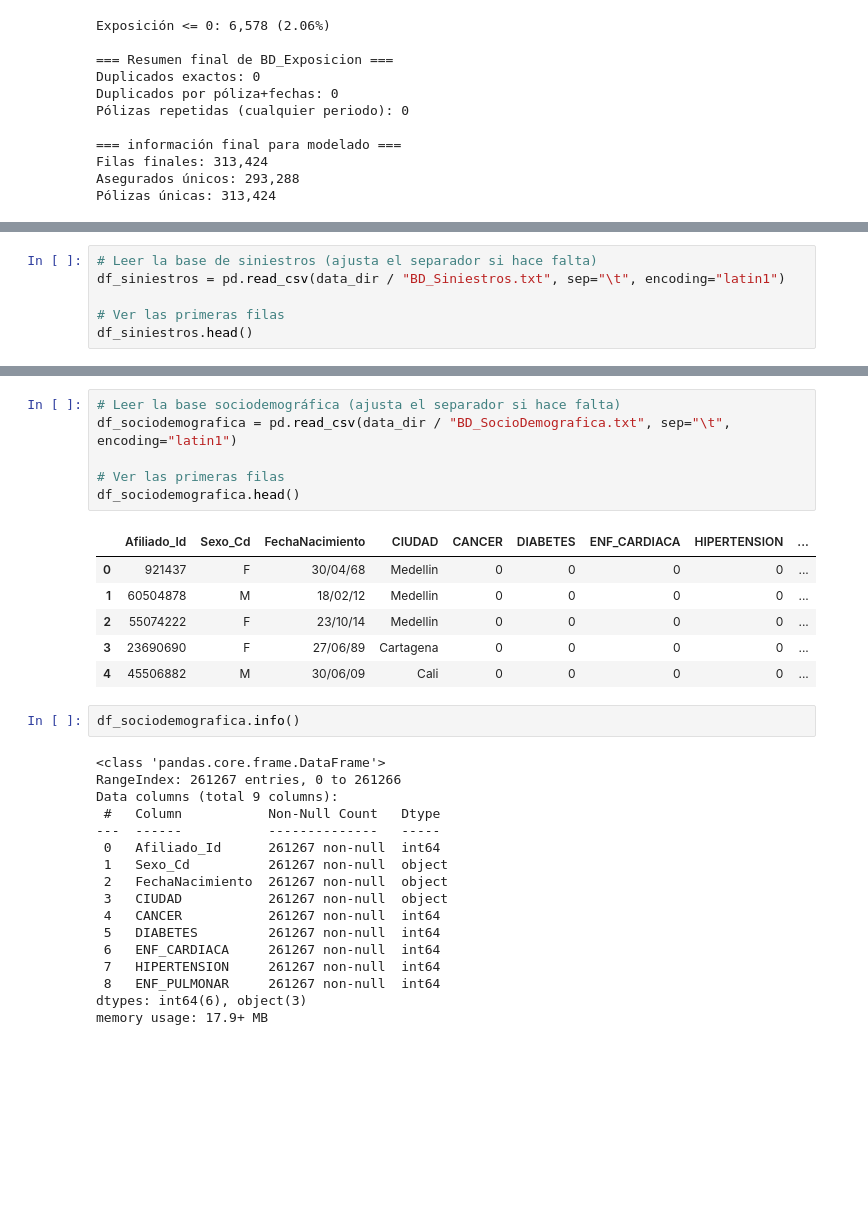
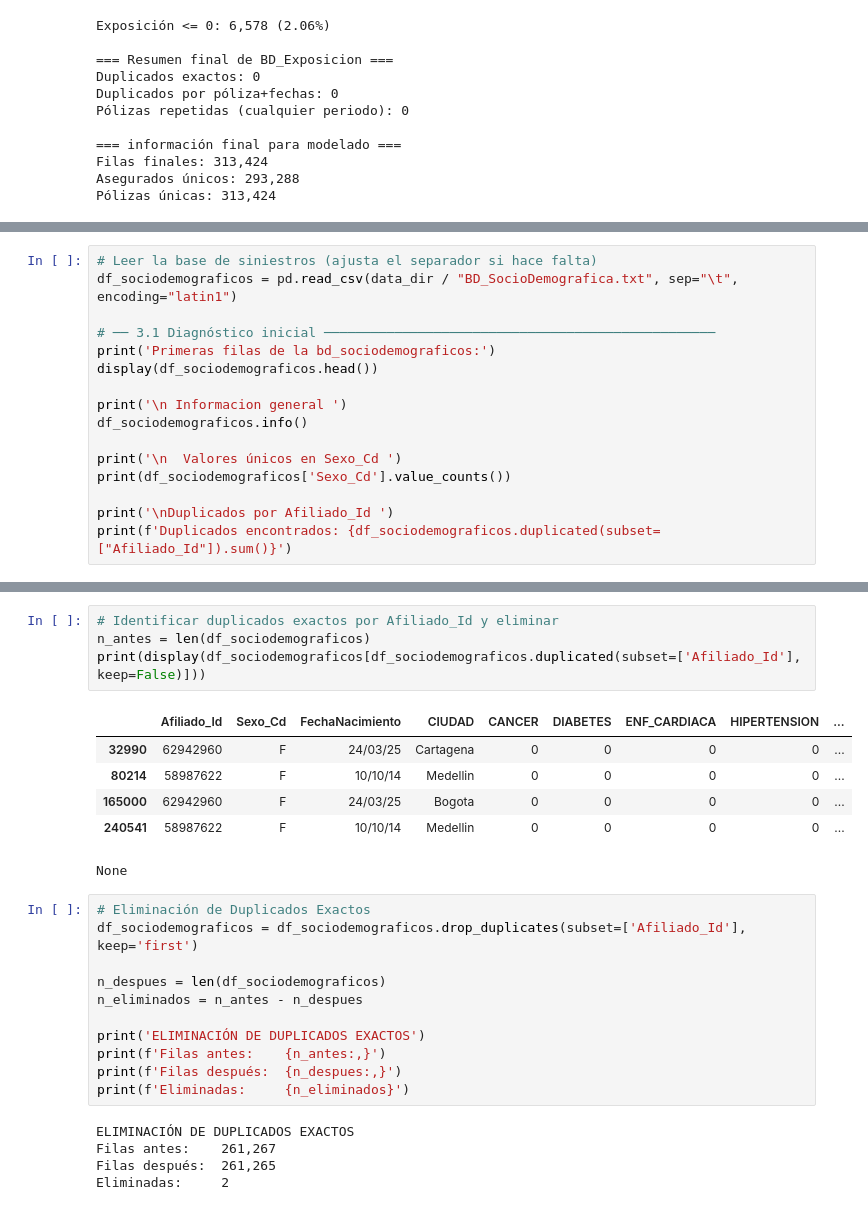
Before and after one commit to yacuervo18/Proyecto_Analitica_II, a Jupyter notebook: src/UdeA_Insurance_Avance1.ipynb, the cells around one changed output, grey strips where cells are left out. Saved outputs shown, nothing was run; the diff lists cells and outputs as text; blank space fills up the shorter version.

Commit message:
Ajuste de codigo para limpieza de bases de datos

```diff
--- a/src/UdeA_Insurance_Avance1.ipynb
+++ b/src/UdeA_Insurance_Avance1.ipynb
@@ -222,7 +225,17 @@ preexistentes. Estas serán las principales **variables predictoras** en el mode
 # %%
 # Leer la base de siniestros (ajusta el separador si hace falta)
-df_siniestros = pd.read_csv(data_dir / "BD_Siniestros.txt", sep="\t", encoding="latin1")
+df_sociodemograficos = pd.read_csv(data_dir / "BD_SocioDemografica.txt", sep="\t", encoding="latin1")
 
-# Ver las primeras filas
-df_siniestros.head()
+# ── 3.1 Diagnóstico inicial ──────────────────────────────────────────────────
+print('Primeras filas de la bd_sociodemograficos:')
+display(df_sociodemograficos.head())
+
+print('\n Informacion general ')
+df_sociodemograficos.info()
+
+print('\n  Valores únicos en Sexo_Cd ')
+print(df_sociodemograficos['Sexo_Cd'].value_counts())
+
+print('\nDuplicados por Afiliado_Id ')
+print(f'Duplicados encontrados: {df_sociodemograficos.duplicated(subset=["Afiliado_Id"]).sum()}')
 # %% [output]
@@ -252,32 +266,27 @@ memory usage: 102.5+ MB
-# %%
-# Leer la base sociodemográfica (ajusta el separador si hace falta)
-df_sociodemografica = pd.read_csv(data_dir / "BD_SocioDemografica.txt", sep="\t", encoding="latin1")
-
-# Ver las primeras filas
-df_sociodemografica.head()
-# %% [output]
-|  | Afiliado_Id | Sexo_Cd | FechaNacimiento | CIUDAD | CANCER | DIABETES | ENF_CARDIACA | HIPERTENSION | ... |
-| 0 | 921437 | F | 30/04/68 | Medellin | 0 | 0 | 0 | 0 | ... |
-| 1 | 60504878 | M | 18/02/12 | Medellin | 0 | 0 | 0 | 0 | ... |
-| 2 | 55074222 | F | 23/10/14 | Medellin | 0 | 0 | 0 | 0 | ... |
-| 3 | 23690690 | F | 27/06/89 | Cartagena | 0 | 0 | 0 | 0 | ... |
-| 4 | 45506882 | M | 30/06/09 | Cali | 0 | 0 | 0 | 0 | ... |
-# %%
-df_sociodemografica.info()
-# %% [output]
-<class 'pandas.core.frame.DataFrame'>
-RangeIndex: 261267 entries, 0 to 261266
-Data columns (total 9 columns):
- #   Column           Non-Null Count   Dtype
----  ------           --------------   -----
- 0   Afiliado_Id      261267 non-null  int64
- 1   Sexo_Cd          261267 non-null  object
- 2   FechaNacimiento  261267 non-null  object
- 3   CIUDAD           261267 non-null  object
- 4   CANCER           261267 non-null  int64
- 5   DIABETES         261267 non-null  int64
- 6   ENF_CARDIACA     261267 non-null  int64
- 7   HIPERTENSION     261267 non-null  int64
- 8   ENF_PULMONAR     261267 non-null  int64
-dtypes: int64(6), object(3)
-memory usage: 17.9+ MB
+# %%
+# Identificar duplicados exactos por Afiliado_Id y eliminar
+n_antes = len(df_sociodemograficos)
+print(display(df_sociodemograficos[df_sociodemograficos.duplicated(subset=['Afiliado_Id'], keep=False)]))
+# %% [output]
+|  | Afiliado_Id | Sexo_Cd | FechaNacimiento | CIUDAD | CANCER | DIABETES | ENF_CARDIACA | HIPERTENSION | ... |
+| 32990 | 62942960 | F | 24/03/25 | Cartagena | 0 | 0 | 0 | 0 | ... |
+| 80214 | 58987622 | F | 10/10/14 | Medellin | 0 | 0 | 0 | 0 | ... |
+| 165000 | 62942960 | F | 24/03/25 | Bogota | 0 | 0 | 0 | 0 | ... |
+| 240541 | 58987622 | F | 10/10/14 | Medellin | 0 | 0 | 0 | 0 | ... |
+None
+# %%
+# Eliminación de Duplicados Exactos
+df_sociodemograficos = df_sociodemograficos.drop_duplicates(subset=['Afiliado_Id'], keep='first')
+
+n_despues = len(df_sociodemograficos)
+n_eliminados = n_antes - n_despues
+
+print('ELIMINACIÓN DE DUPLICADOS EXACTOS')
+print(f'Filas antes:    {n_antes:,}')
+print(f'Filas después:  {n_despues:,}')
+print(f'Eliminadas:     {n_eliminados}')
+# %% [output]
+ELIMINACIÓN DE DUPLICADOS EXACTOS
+Filas antes:    261,267
+Filas después:  261,265
+Eliminadas:     2
```
Also changed, not shown: parts of 13 cells of this notebook.
